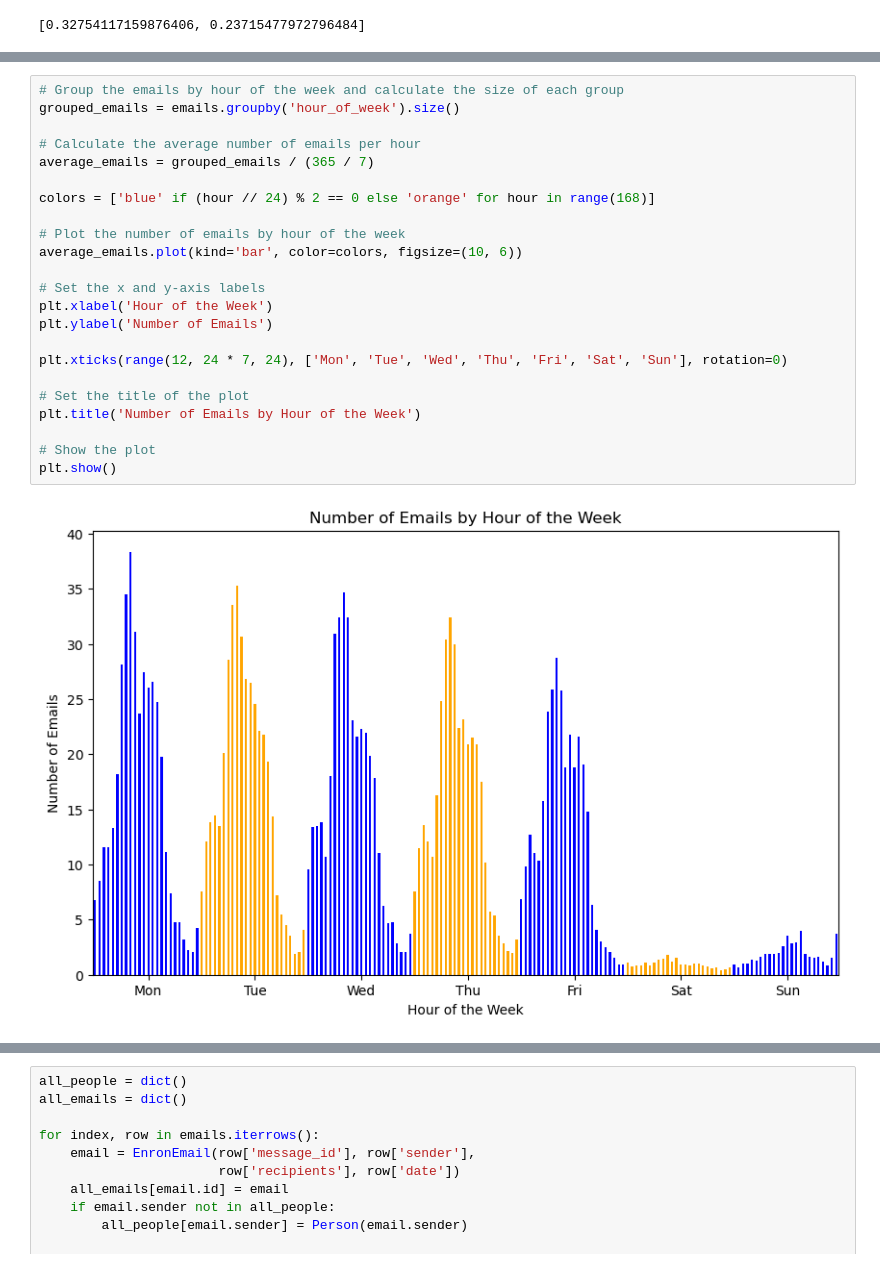
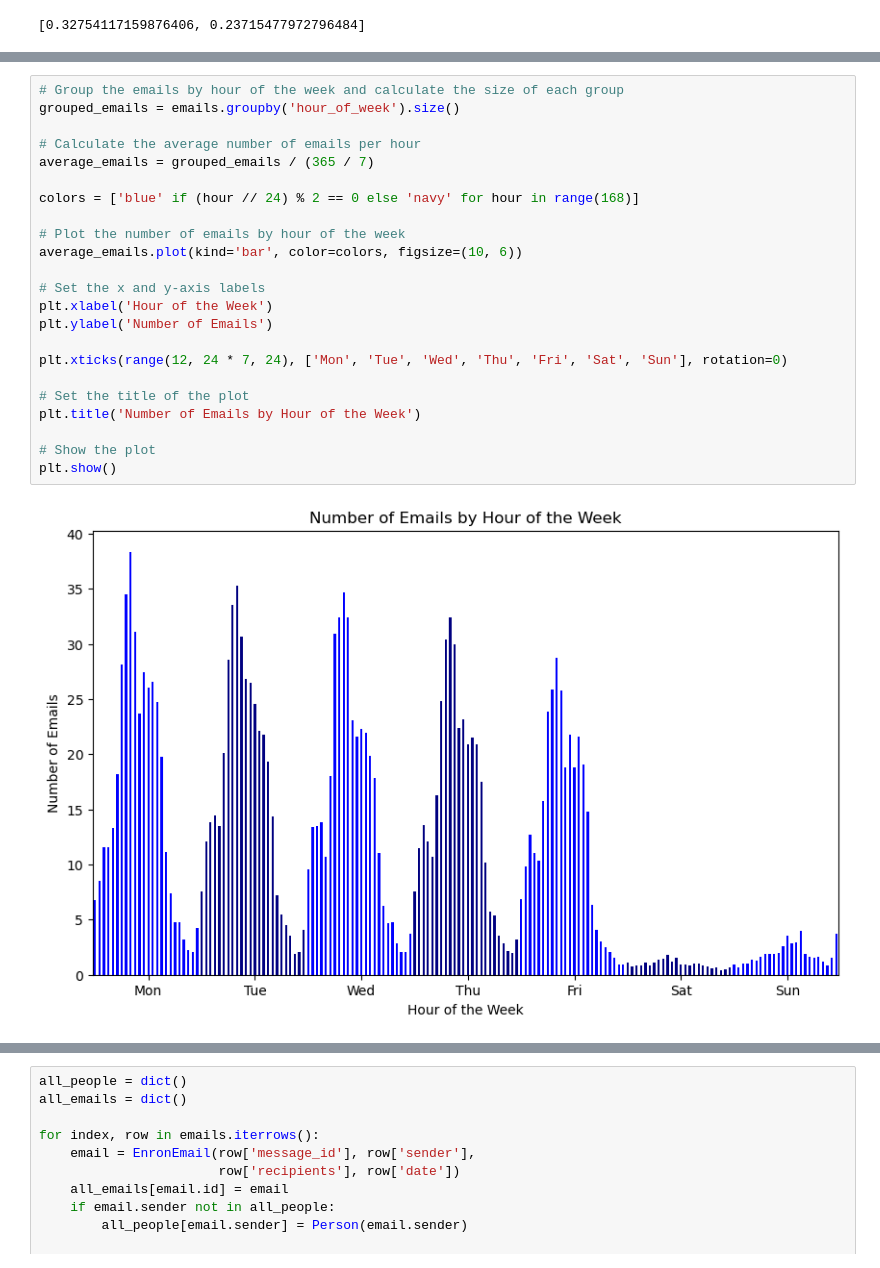
Before and after one commit to nisigit/synthetic-data-generator, a Jupyter notebook: generation.ipynb, the cells around one changed output, grey strips where cells are left out. Saved outputs shown, nothing was run; the diff lists cells and outputs as text.

```diff
--- a/generation.ipynb
+++ b/generation.ipynb
@@ -80,26 +81,26 @@ emails.head()
 # %%
 # Group the emails by hour of the week and calculate the size of each group
 grouped_emails = emails.groupby('hour_of_week').size()
 
 # Calculate the average number of emails per hour
 average_emails = grouped_emails / (365 / 7)
 
-colors = ['blue' if (hour // 24) % 2 == 0 else 'orange' for hour in range(168)]
+colors = ['blue' if (hour // 24) % 2 == 0 else 'navy' for hour in range(168)]
 
 # Plot the number of emails by hour of the week
 average_emails.plot(kind='bar', color=colors, figsize=(10, 6))
 
 # Set the x and y-axis labels
 plt.xlabel('Hour of the Week')
 plt.ylabel('Number of Emails')
 
 plt.xticks(range(12, 24 * 7, 24), ['Mon', 'Tue', 'Wed', 'Thu', 'Fri', 'Sat', 'Sun'], rotation=0)
 
 # Set the title of the plot
 plt.title('Number of Emails by Hour of the Week')
 
 # Show the plot
 plt.show()
 # %% [output]
-[figure, old version]
+[figure, new version]
 # %%
```
Also changed, not shown: parts of 50 cells of this notebook, 3 other files.
